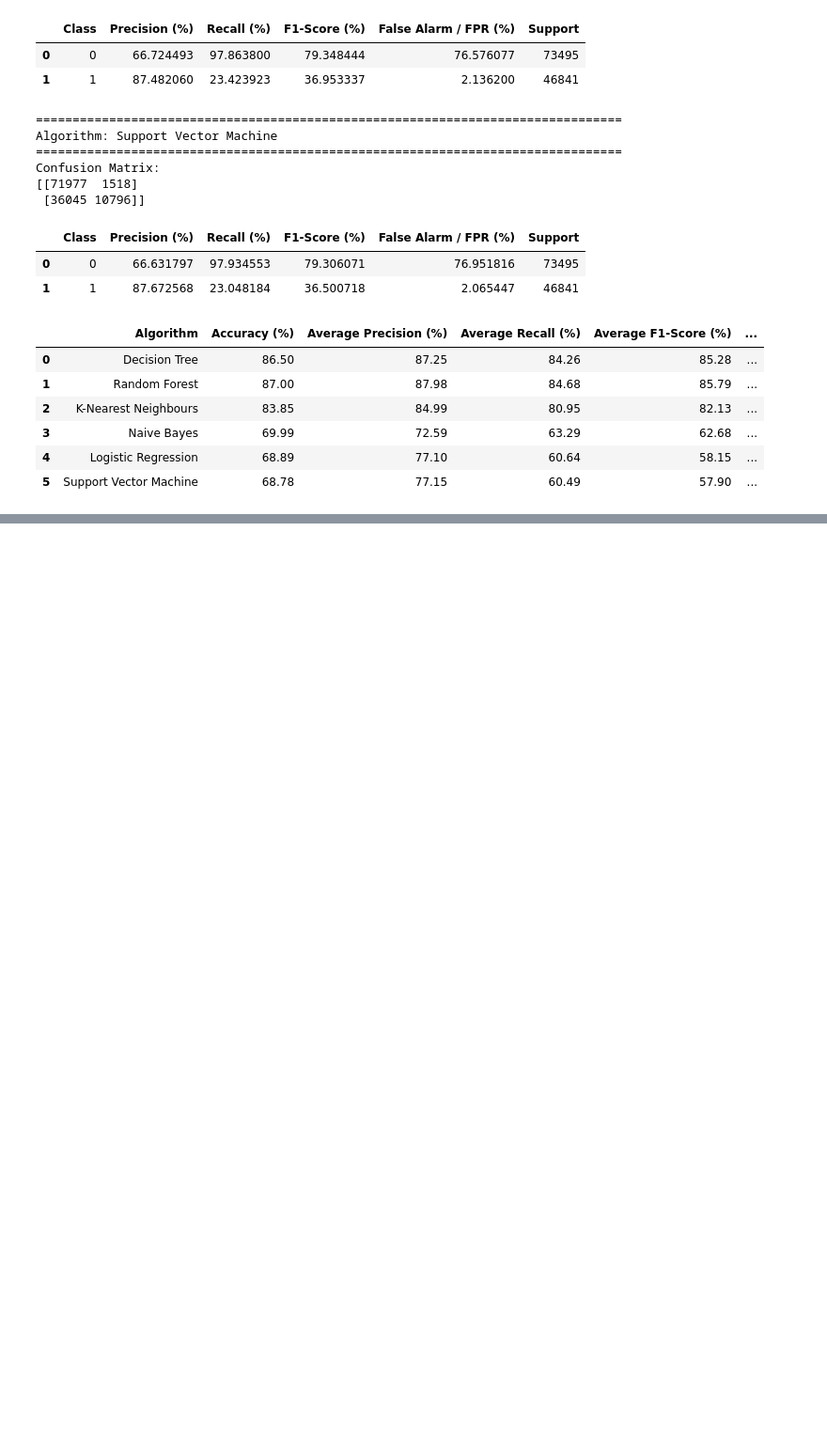
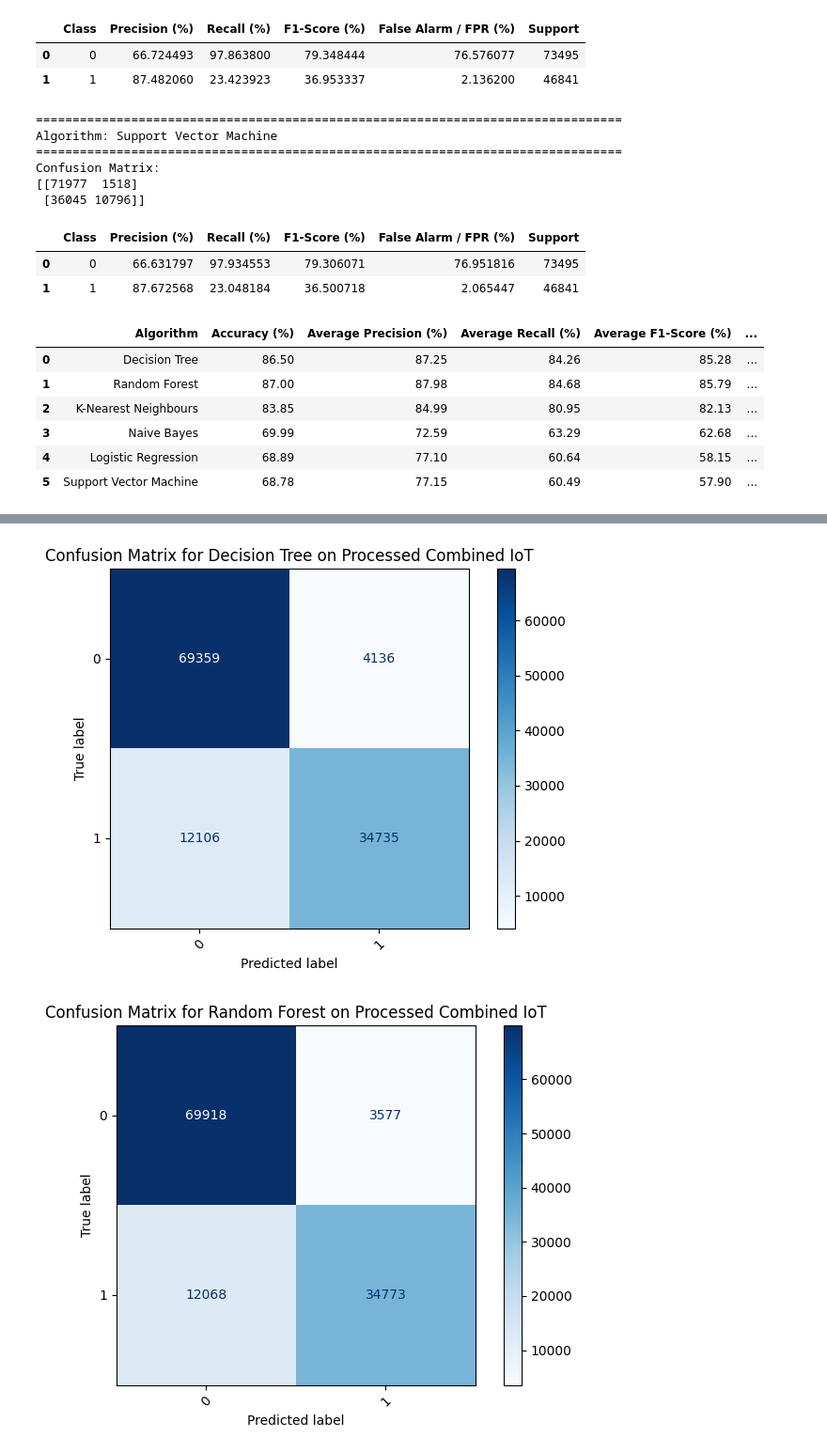
Before and after one commit to trinitynataly/8.2CDevSecOps, a Jupyter notebook: Copy_of_RF_on_IoT_Combined_Dataset.ipynb, the cells around one changed output, grey strips where cells are left out. Shown at 94% size. Drawn from its saved outputs; the diff is of its cells as text; code cells hidden in the pictures; blank space fills up the shorter version.

```diff
--- a/Copy_of_RF_on_IoT_Combined_Dataset.ipynb
+++ b/Copy_of_RF_on_IoT_Combined_Dataset.ipynb
@@ -396,0 +413,22 @@ display(iot_summary_table)
+# %%
+# Plot confusion matrices for all Processed Combined IoT algorithms
+
+from sklearn.metrics import ConfusionMatrixDisplay
+import matplotlib.pyplot as plt
+
+for model_name, result in iot_all_results.items():
+    cm = result["confusion_matrix"]
+
+    disp = ConfusionMatrixDisplay(
+        confusion_matrix=cm,
+        display_labels=iot_class_labels
+    )
+
+    disp.plot(values_format='d', cmap='Blues')
+    plt.title(f"Confusion Matrix for {model_name} on Processed Combined IoT")
+    plt.xticks(rotation=45)
+    plt.tight_layout()
+    plt.show()
+# %% [output]
+[figure, added]
+[figure, added]
```
Also changed, not shown: parts of 4 cells of this notebook.
